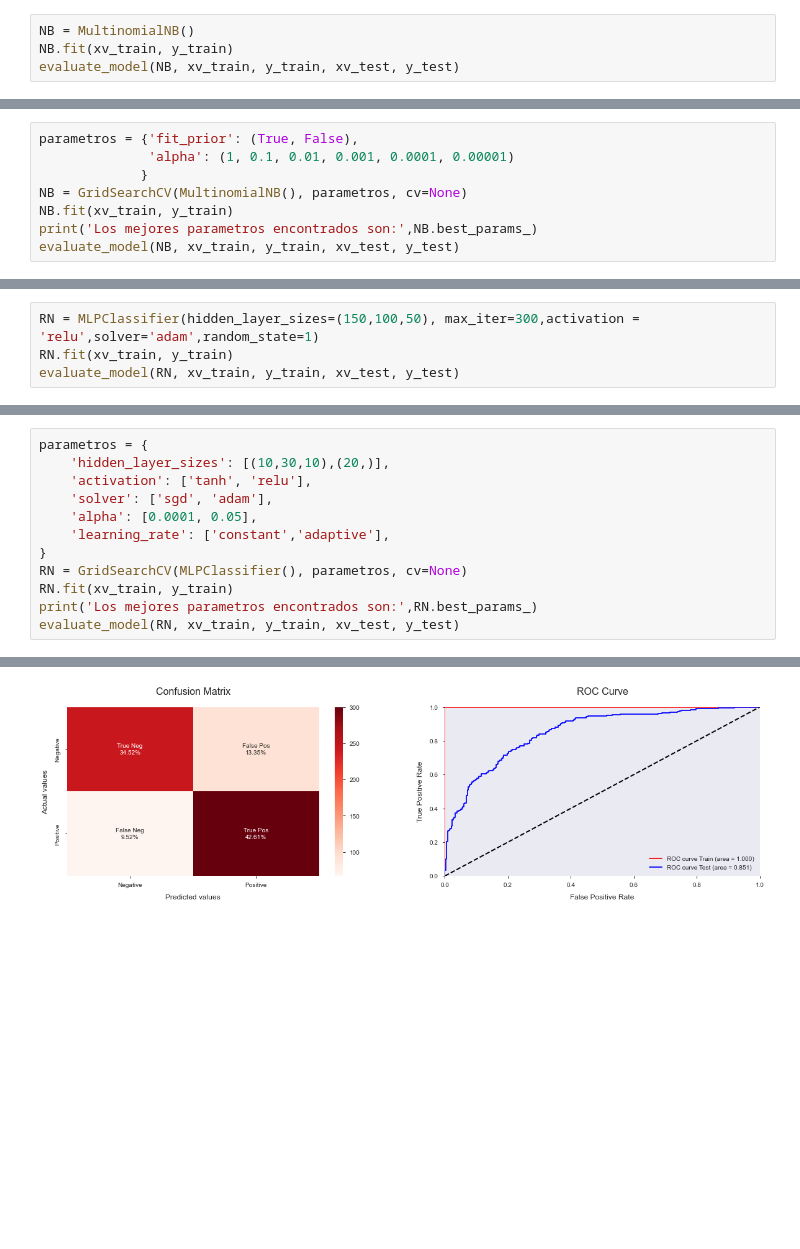
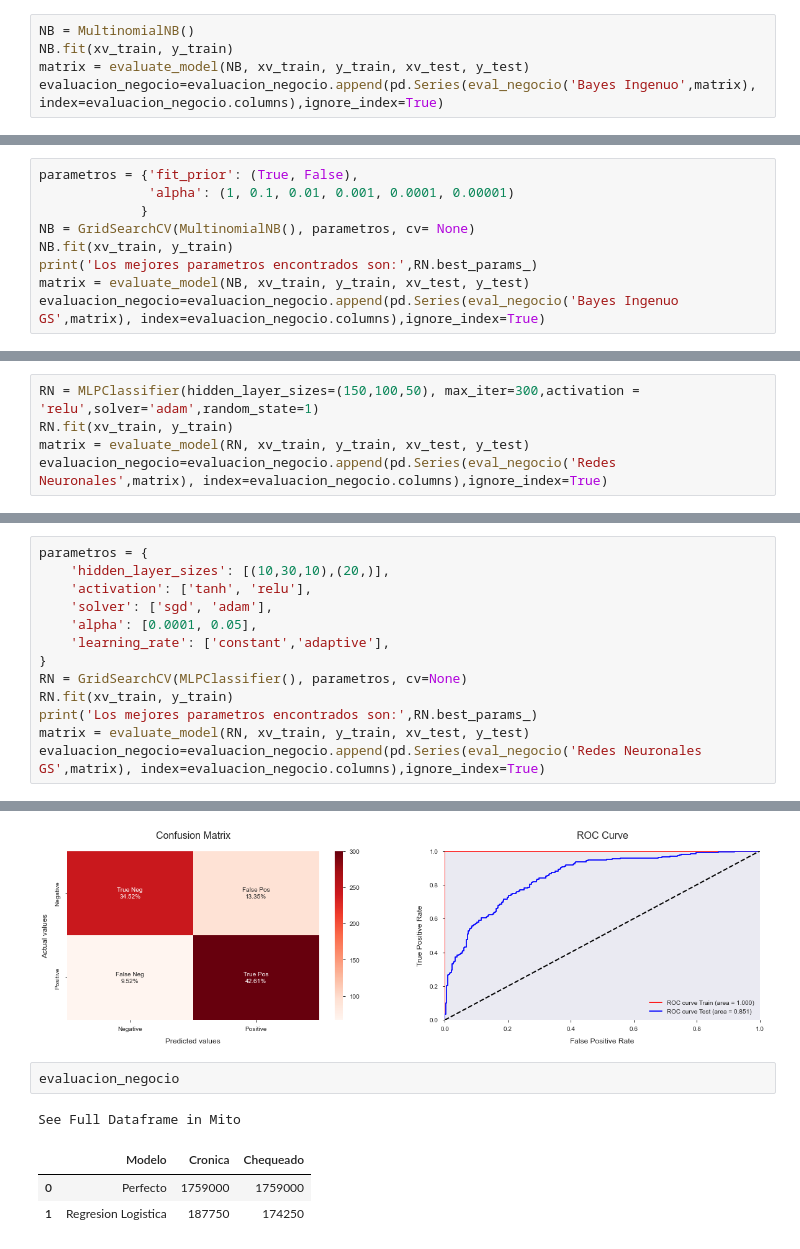
Before and after one commit to GuillermoEzquer/Python, a Jupyter notebook: python/Fake News/fakeNewsCompleto.ipynb, the cells around one changed output, grey strips where cells are left out. Cells and saved outputs as stored; diff of their text form; blank space fills up the shorter version.

```diff
--- a/python/Fake News/fakeNewsCompleto.ipynb
+++ b/python/Fake News/fakeNewsCompleto.ipynb
@@ -617,7 +658,8 @@ See Full Dataframe in Mito
 # %%
 NB = MultinomialNB()
 NB.fit(xv_train, y_train)
-evaluate_model(NB, xv_train, y_train, xv_test, y_test)
+matrix = evaluate_model(NB, xv_train, y_train, xv_test, y_test)
+evaluacion_negocio=evaluacion_negocio.append(pd.Series(eval_negocio('Bayes Ingenuo',matrix), index=evaluacion_negocio.columns),ignore_index=True)
 # %% [output]
 See Full Dataframe in Mito
 |  | Precision | Recall | F1 | Accuracy | MCC | Roc-Auc |
@@ -628,10 +672,11 @@ See Full Dataframe in Mito
 parametros = {'fit_prior': (True, False),
               'alpha': (1, 0.1, 0.01, 0.001, 0.0001, 0.00001)
              }
-NB = GridSearchCV(MultinomialNB(), parametros, cv=None)
+NB = GridSearchCV(MultinomialNB(), parametros, cv= None)
 NB.fit(xv_train, y_train)
-print('Los mejores parametros encontrados son:',NB.best_params_)
-evaluate_model(NB, xv_train, y_train, xv_test, y_test)
+print('Los mejores parametros encontrados son:',RN.best_params_)
+matrix = evaluate_model(NB, xv_train, y_train, xv_test, y_test)
+evaluacion_negocio=evaluacion_negocio.append(pd.Series(eval_negocio('Bayes Ingenuo GS',matrix), index=evaluacion_negocio.columns),ignore_index=True)
 # %% [output]
 Los mejores parametros encontrados son: {'alpha': 1, 'fit_prior': False}
 See Full Dataframe in Mito
@@ -644,7 +691,8 @@ See Full Dataframe in Mito
 # %%
 RN = MLPClassifier(hidden_layer_sizes=(150,100,50), max_iter=300,activation = 'relu',solver='adam',random_state=1)
 RN.fit(xv_train, y_train)
-evaluate_model(RN, xv_train, y_train, xv_test, y_test)
+matrix = evaluate_model(RN, xv_train, y_train, xv_test, y_test)
+evaluacion_negocio=evaluacion_negocio.append(pd.Series(eval_negocio('Redes Neuronales',matrix), index=evaluacion_negocio.columns),ignore_index=True)
 # %% [output]
 See Full Dataframe in Mito
 |  | Precision | Recall | F1 | Accuracy | MCC | Roc-Auc |
@@ -662,7 +712,8 @@ parametros = {
 RN = GridSearchCV(MLPClassifier(), parametros, cv=None)
 RN.fit(xv_train, y_train)
 print('Los mejores parametros encontrados son:',RN.best_params_)
-evaluate_model(RN, xv_train, y_train, xv_test, y_test)
+matrix = evaluate_model(RN, xv_train, y_train, xv_test, y_test)
+evaluacion_negocio=evaluacion_negocio.append(pd.Series(eval_negocio('Redes Neuronales GS',matrix), index=evaluacion_negocio.columns),ignore_index=True)
 # %% [output]
 Los mejores parametros encontrados son: {'activation': 'tanh', 'alpha': 0.0001, 'hidden_layer_sizes': (10, 30, 10), 'learning_rate': 'adaptive', 'solver': 'adam'}
 See Full Dataframe in Mito
@@ -670,3 +721,10 @@ See Full Dataframe in Mito
 | Train set | 1.000000 | 1.000000 | 1.000000 | 1.000000 | 1.000000 | 1.000000 |
 | Test set | 0.761421 | 0.817439 | 0.788436 | 0.771307 | 0.541889 | 0.851042 |
 [figure]
+# %%
+evaluacion_negocio
+# %% [output]
+See Full Dataframe in Mito
+|  | Modelo | Cronica | Chequeado |
+| 0 | Perfecto | 1759000 | 1759000 |
+| 1 | Regresion Logistica | 187750 | 174250 |
```
Also changed, not shown: parts of 23 cells of this notebook, 4 other files.
